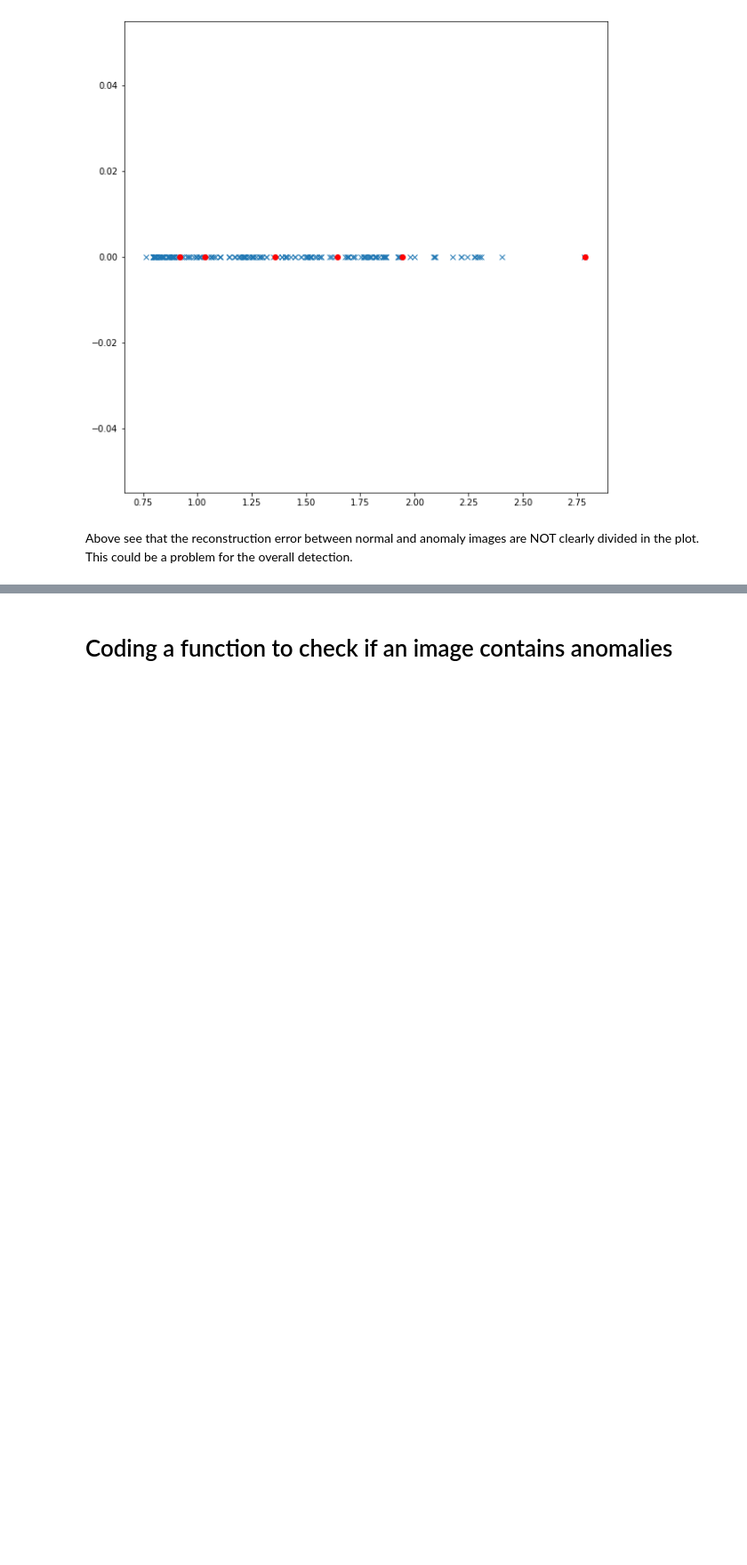
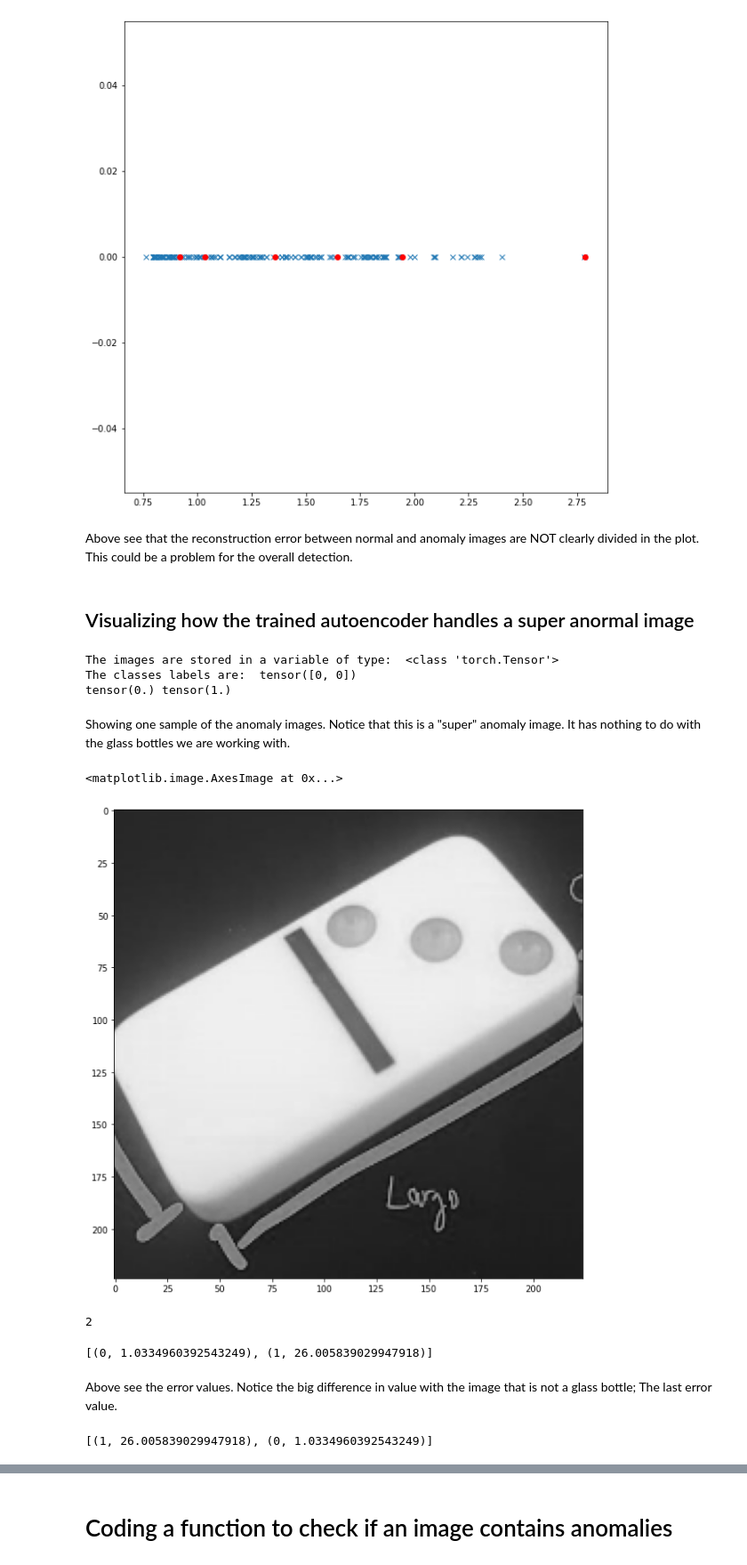
Before and after one commit to AlexCC93/BottlesAnomalies_TFM, a Jupyter notebook: TFM_Autoencoder/pytorch_approach2/Pt_hl_DS1.ipynb, the cells around one changed output, grey strips where cells are left out. Shown at 89% size. Saved outputs shown, nothing was run; the diff lists cells and outputs as text; code cells hidden in the pictures; blank space fills up the shorter version.

```diff
--- a/TFM_Autoencoder/pytorch_approach2/Pt_hl_DS1.ipynb
+++ b/TFM_Autoencoder/pytorch_approach2/Pt_hl_DS1.ipynb
@@ -639,3 +639,67 @@ plt.show()
 [figure]
 # %% [markdown]
 Above see that the reconstruction error between normal and anomaly images are NOT clearly divided in the plot. This could be a problem for the overall detection.
+# %% [markdown]
+## Visualizing how the trained autoencoder handles a super anormal image
+# %%
+data_anomalies_extra = '../../../Images/BottleStoodUp_atNight/Anomalies2.0_withSuperAnormalImg'      #This is for the home laptop
+transform_characteristics = transforms.Compose([transforms.ToTensor(),
+                                                transforms.Resize(255),
+                                                transforms.CenterCrop(224)])
+dataset_anomalies_extra = datasets.ImageFolder(data_anomalies_extra, transform=transform_characteristics)
+dataloader_anomalies_extra = torch.utils.data.DataLoader(dataset_anomalies_extra, batch_size=32, shuffle=True)
+# %%
+images, labels = next(iter(dataloader_anomalies_extra))
+print("The images are stored in a variable of type: ", type(images))
+print("The classes labels are: ", labels)
+print(torch.min(images), torch.max(images))
+# %% [output]
+The images are stored in a variable of type:  <class 'torch.Tensor'>
+The classes labels are:  tensor([0, 0])
+tensor(0.) tensor(1.)
+# %% [markdown]
+Showing one sample of the anomaly images. Notice that this is a "super" anomaly image. It has nothing to do with the glass bottles we are working with.
+# %%
+imgs = images.detach().numpy()
+
+single_img = imgs[1]
+img_to_show = single_img * 255
+img_to_show = img_to_show.astype("uint8")
+one_channel_img = img_to_show[0]
+new_img_to_show = np.dstack((one_channel_img, one_channel_img, one_channel_img))
+plt.figure(figsize=(10, 10))
+plt.imshow(new_img_to_show)
+# %% [output]
+<matplotlib.image.AxesImage at 0x...>
+[figure, added]
+# %%
+print(len(dataset_anomalies_extra))
+# %% [output]
+2
+# %%
+result_lst = []
+
+# Grabbing only the first image of the anomalies dataset
+X = dataset_anomalies_extra[0]
+image_in_tensor = X[0]
+
+n_features = len(image_in_tensor[0])  # Get the size of one image of the anomaly images dataset. This is supposed to be 224
+for i in range(len(dataset_anomalies_extra)):
+    X = dataset_anomalies_extra[i]
+    image_in_tensor = X[0]
+    with torch.no_grad():
+        Y = model(image_in_tensor)  # should be same as X
+    err = torch.sum((image_in_tensor-Y)*(image_in_tensor-Y)).item()  # SSE all features
+    err = err/(n_features*3)        # dividing by n_features*3 becuase we have three channels
+    result_lst.append( (i,err) )     # idx of data item, err
+print(result_lst)
+# %% [output]
+[(0, 1.0334960392543249), (1, 26.005839029947918)]
+# %% [markdown]
+Above see the error values. Notice the big difference in value with the image that is not a glass bottle; The last error value.
+# %%
+result_lst.sort(key=lambda x: x[1], \
+reverse=True)  # high error to low
+print(result_lst)
+# %% [output]
+[(1, 26.005839029947918), (0, 1.0334960392543249)]
```
Also changed, not shown: parts of 5 cells of this notebook, 7 other files.
